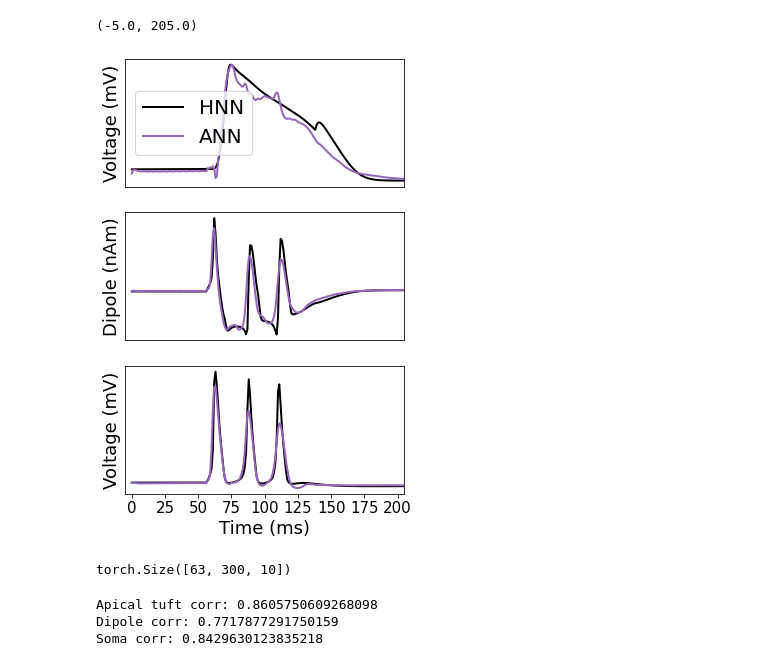
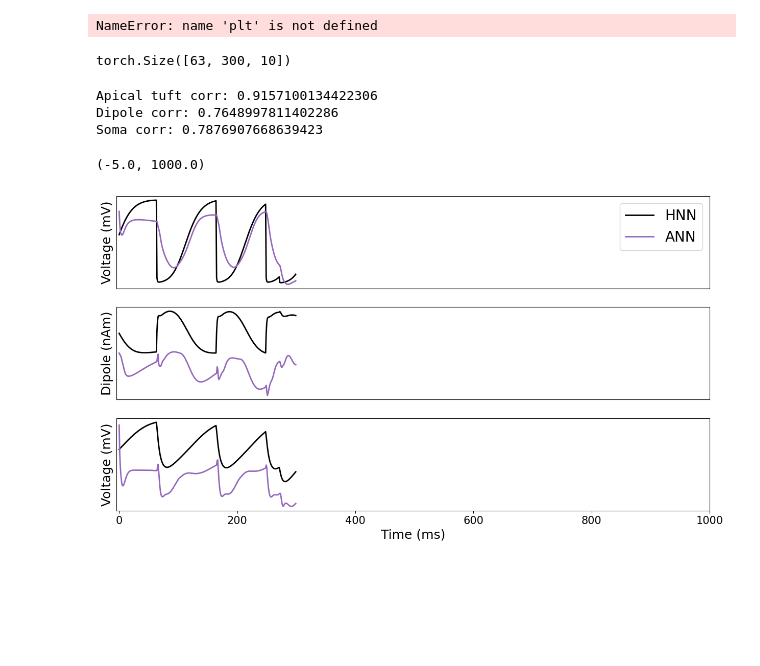
Before and after one commit to ntolley/bayesian_surrogates, a Jupyter notebook: plot_single_cell.ipynb, the cells around one changed output. Cells and saved outputs as stored; diff of their text form; code cells hidden in the pictures; blank space fills up the shorter version.

```diff
--- a/plot_single_cell.ipynb
+++ b/plot_single_cell.ipynb
@@ -51,16 +51,16 @@ dt = 0.5
 # %%
-dataset_type = 'suprathreshold'
-dataset_indices = [84]
+dataset_type = 'subthreshold'
+dataset_indices = [3]
 
-model_architecture = {'L5_pyramidal': {'hidden_dim': 64, 'n_layers': 5},
-                      'L2_pyramidal': {'hidden_dim': 64, 'n_layers': 5},
+model_architecture = {'L5_pyramidal': {'hidden_dim': 8, 'n_layers': 2},
+                      'L2_pyramidal': {'hidden_dim': 8, 'n_layers': 2},
                       'L5_basket': {'hidden_dim': 8, 'n_layers': 2},
                       'L2_basket': {'hidden_dim': 8, 'n_layers': 2}}
 
 model_dict, dataset_dict = dict(), dict()
 for cell_type in ['L5_pyramidal']:
     cell_type_dataset = torch.utils.data.ConcatDataset(
-        [torch.load(f'datasets_{dataset_type}/training_data/{cell_type}_dataset_{idx}.pt') for
+        [torch.load(f'/users/ntolley/scratch/bayesian_surrogates/datasets_{dataset_type}/training_data/{cell_type}_dataset_{idx}.pt') for
          idx in dataset_indices])
     dataset_dict[cell_type] = cell_type_dataset
 
@@ -95,12 +95,12 @@ def run_model(model, validation_set):
 pred = run_model(model, validation_data)
 # %%
 # cell_idx = 4
-cell_idx = 22
+cell_idx = 10
 
 hnn_color = 'k'
 ann_color = 'C4'
 
-plot_xlim = (-5,205)
+plot_xlim = (-5,405)
 linewidth = 2
 fontsize=18
 
@@ -138,8 +138,7 @@ plt.xlim(plot_xlim)
 
 # plt.savefig('single_cell_prediction.svg')
 # %% [output]
-(-5.0, 205.0)
+NameError: name 'plt' is not defined
-[figure, removed]
 # %%
 pred.shape
 # %% [output]
@@ -157,6 +156,51 @@ print('Soma corr: ', end='')
 sec_idx = 8
 print(np.corrcoef(validation_data[:][1][:,200:, sec_idx].detach().cpu().numpy().flatten(), pred[:, :, sec_idx].detach().cpu().numpy().flatten())[0,1])
 # %% [output]
-Apical tuft corr: 0.8605750609268098
-Dipole corr: 0.7717877291750159
-Soma corr: 0.8429630123835218
+Apical tuft corr: 0.9157100134422306
+Dipole corr: 0.7648997811402286
+Soma corr: 0.7876907668639423
+# %%
+# cell_idx = 4
+cell_idx = 22
+
+hnn_color = 'k'
+ann_color = 'C4'
+
+plot_xlim = (-5,1000)
+linewidth = 2
+fontsize=18
+
+plt.figure(figsize=(15,8))
+plt.subplot(3,1,1)
+sec_idx = 3
+plt.plot(validation_data[cell_idx][1][200:, sec_idx].detach().cpu().numpy(), label = 'HNN', color=hnn_color, linewidth=linewidth)
+plt.plot(pred[cell_idx, :, sec_idx].detach().cpu().numpy(), label = 'ANN', color=ann_color, linewidth=linewidth)
+plt.xticks([])
+plt.yticks([])
+plt.ylabel('Voltage (mV)', fontsize=fontsize)
+plt.xlim(plot_xlim)
+
+plt.legend(fontsize=20)
+
+plt.subplot(3,1,2)
+sec_idx = 9
+plt.plot(validation_data[cell_idx][1][200:, sec_idx].detach().cpu().numpy(), label = 'HNN', color=hnn_color, linewidth=linewidth)
+plt.plot(pred[cell_idx, :, sec_idx].detach().cpu().numpy(), label = 'ANN', color=ann_color, linewidth=linewidth)
+plt.xticks([])
+plt.yticks([])
+plt.ylabel('Dipole (nAm)',fontsize=fontsize)
+plt.xlim(plot_xlim)
+
+
+plt.subplot(3,1,3)
+sec_idx = 8
+plt.plot(validation_data[cell_idx][1][200:, sec_idx].detach().cpu().numpy(), label = 'HNN', color=hnn_color, linewidth=linewidth)
+plt.plot(pred[cell_idx, :, sec_idx].detach().cpu().numpy(), label = 'ANN', color=ann_color, linewidth=linewidth)
+plt.xticks(size=15)
+plt.yticks([])
+plt.xlabel('Time (ms)', fontsize=fontsize)
+plt.ylabel('Voltage (mV)', fontsize=fontsize)
+plt.xlim(plot_xlim)
+# %% [output]
+(-5.0, 1000.0)
+[figure, added]
```
Also changed, not shown: parts of 2 cells of this notebook, 20 other files.
